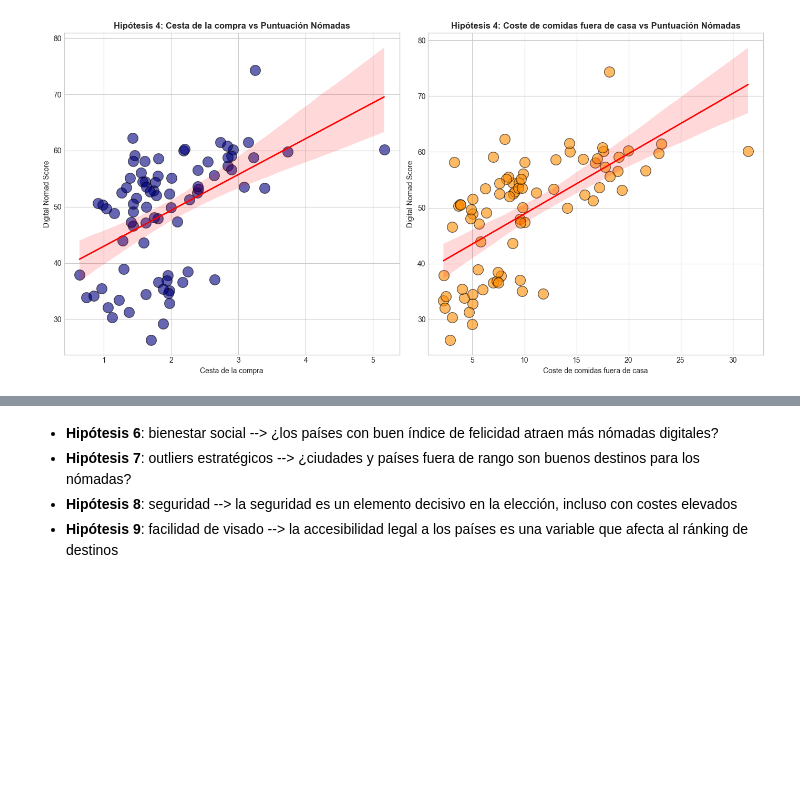
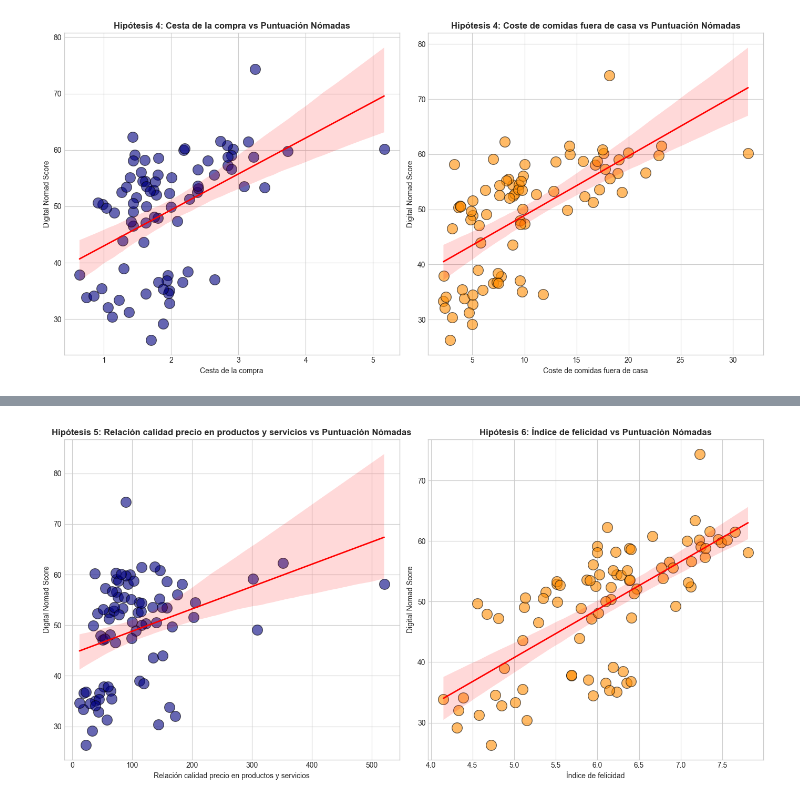
Before and after one commit to danielaaguirrej55-source/EDA-Nomadismo-Digital, a Jupyter notebook: src/notebooks/EDA-bivariante-juanfcia-draft.ipynb, the cells around one changed output, grey strips where cells are left out. Saved outputs shown, nothing was run; the diff lists cells and outputs as text; code cells hidden in the pictures; blank space fills up the shorter version.

Commit message:
EDA - Nomadismo digital / Análisis bivariante
- Validando más hipótesis
- Revisar coste de vida y outliers.

```diff
--- a/src/notebooks/EDA-bivariante-juanfcia-draft.ipynb
+++ b/src/notebooks/EDA-bivariante-juanfcia-draft.ipynb
@@ -662,5 +648,58 @@ plt.show()
-# %% [markdown]
-- **Hipótesis 6**: bienestar social --> ¿los países con buen índice de felicidad atraen más nómadas digitales?
-- **Hipótesis 7**: outliers estratégicos --> ¿ciudades y países fuera de rango son buenos destinos para los nómadas?
-- **Hipótesis 8**: seguridad --> la seguridad es un elemento decisivo en la elección, incluso con costes elevados
-- **Hipótesis 9**: facilidad de visado --> la accesibilidad legal a los países es una variable que afecta al ránking de destinos
+# %%
+# Scatters plot con líneas de tendencia (coeficiente de Pearson) para ver correlaciones:
+# 1. Relación calidad precio en productos y servicios vs Puntuación de Nómadas digitales a destinos concretos
+# 2. Índice de felicidad vs Puntuación de Nómadas digitales a destinos concretos
+
+fig, axes = plt.subplots(1, 2, figsize=(14, 7))
+
+
+# Incluimos una nueva variable agregada que calcula coste prioritario (internet) vs coste mensual promedio.
+
+df_cost_circleloop['value_for_money'] = (
+    df_cost_circleloop['broadband_speed_mbps'] /
+    df_cost_circleloop['monthly_nomad_cost'] * 1000
+    )
+
+
+# Scatter plot 1: Relación calidad precio en productos y serviciosa vs puntuación de Nómadas digitales a destinos concretos
+
+sns.regplot(
+    data=df_cost_circleloop,
+    x='value_for_money',
+    y='digital_nomad_score',
+    ax=axes[0],
+    scatter_kws={
+        'color': 'navy',
+        'alpha': 0.6,
+        'edgecolors': 'black',
+        's': 200
+    },
+    line_kws={'color': 'red', 'linewidth': 2}
+)
+axes[0].set_xlabel('Relación calidad precio en productos y servicios')
+axes[0].set_ylabel('Digital Nomad Score')
+axes[0].set_title('Hipótesis 5: Relación calidad precio en productos y servicios vs Puntuación Nómadas', fontsize=12, fontweight='bold')
+
+# Scatter plot 2: Índice de felicidad vs puntuación de Nómadas digitales a destinos concretos
+
+sns.regplot(
+    data=df_cost_circleloop,
+    x='happiness_index',
+    y='digital_nomad_score',
+    ax=axes[1],
+    scatter_kws={
+        'color': 'darkorange',
+        'alpha': 0.6,
+        'edgecolors': 'black',
+        's': 200
+    },
+    line_kws={'color': 'red', 'linewidth': 2}
+)
+axes[1].set_xlabel('Índice de felicidad')
+axes[1].set_ylabel('Digital Nomad Score')
+axes[1].set_title('Hipótesis 6: Índice de felicidad vs Puntuación Nómadas', fontsize=12, fontweight='bold')
+
+plt.tight_layout()
+plt.show()
+# %% [output]
+[figure, added]
```
Also changed, not shown: parts of 7 cells of this notebook.
